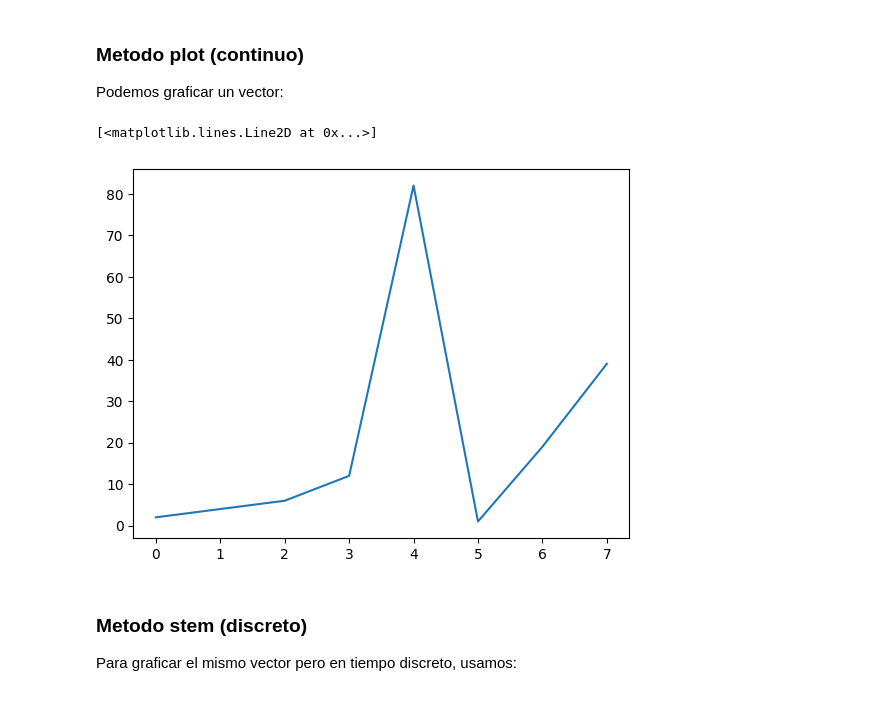
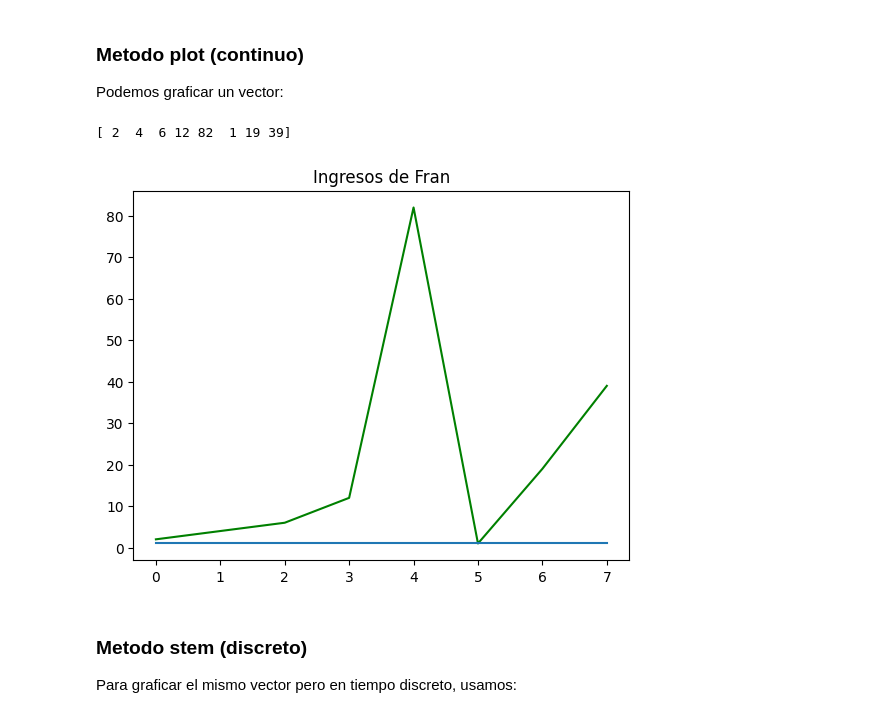
Before and after one commit to fdiezdev/procesamiento_senales, a Jupyter notebook: Resumenes/Resumen_Intro_PS.ipynb, the cells around one changed output. Drawn from its saved outputs; the diff is of its cells as text; code cells hidden in the pictures.

```diff
--- a/Resumenes/Resumen_Intro_PS.ipynb
+++ b/Resumenes/Resumen_Intro_PS.ipynb
@@ -112,7 +112,7 @@ Por defecto el metodo linspace tiene un flag booleano llamado '_endpoint_' que p
 
 Podemos crear vectores que contengan un numero repetido en vez de que contengan una sucesion de numeros.
 # %%
-ones = np.ones(5) # el 5 indica la cantidad de 1 (largo) que va a tener el vector
+ones = np.ones(8) # el 5 indica la cantidad de 1 (largo) que va a tener el vector
 
 zeros = np.zeros(5)
 print(ones, " | ", zeros)
@@ -142,11 +142,14 @@ Podemos graficar funciones invocando a la libreria matplotlib de la siguiente ma
 ### Metodo plot (continuo)
 
 Podemos graficar un vector:
-# %%
-plt.plot(v)
-# %% [output]
-[<matplotlib.lines.Line2D at 0x...>]
-[figure, removed]
+# %%
+plt.title("Ingresos de Fran")
+plt.plot(v, label='Ingresos esperados', color='green')
+plt.plot(ones, label='Ingresos obtenidos')
+print(v)
+# %% [output]
+[ 2  4  6 12 82  1 19 39]
+[figure, added]
 # %% [markdown]
 ### Metodo stem  (discreto)
 Para graficar el mismo vector pero en tiempo discreto, usamos:
```
Also changed, not shown: parts of 2 cells of this notebook, 19 other files.
